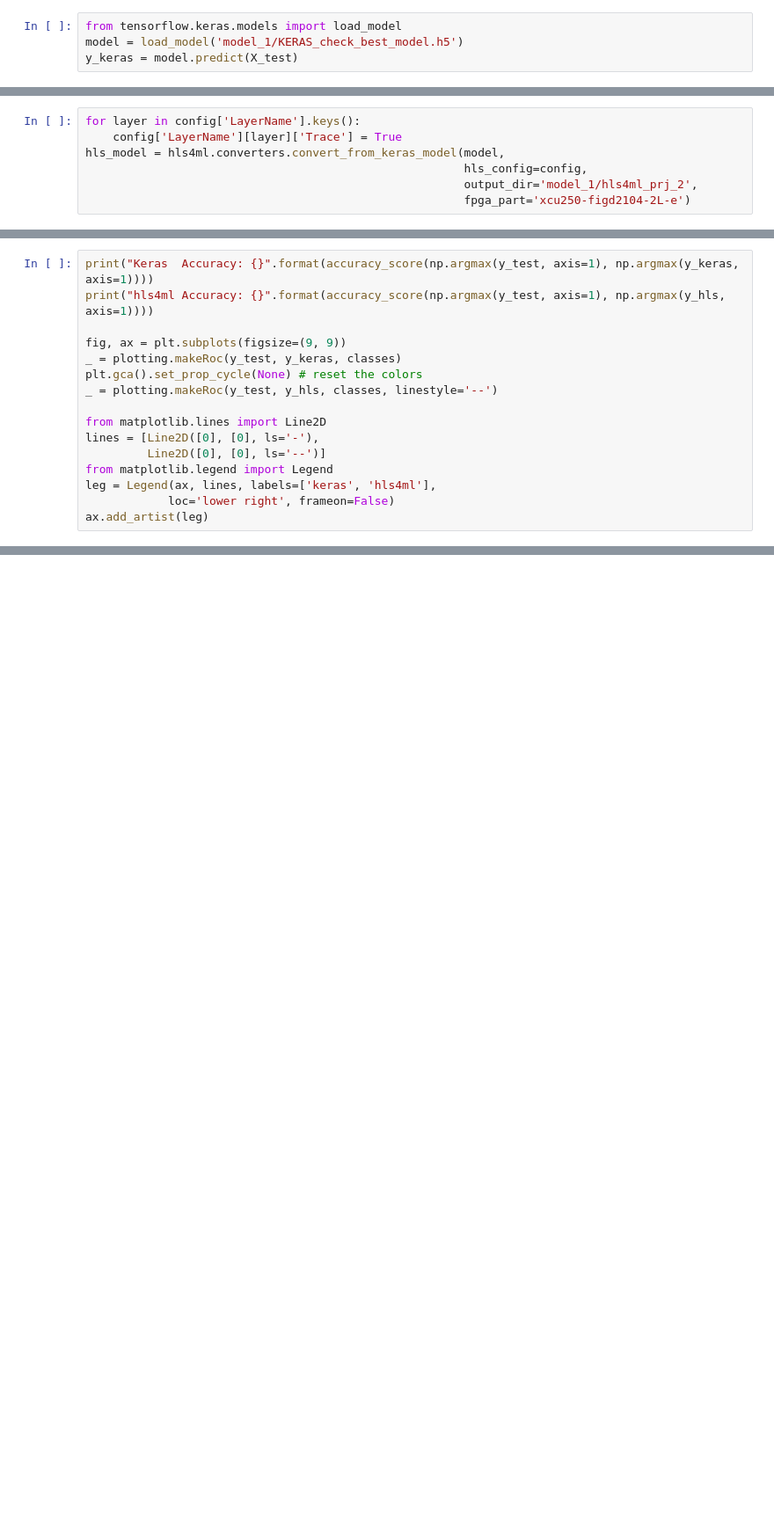
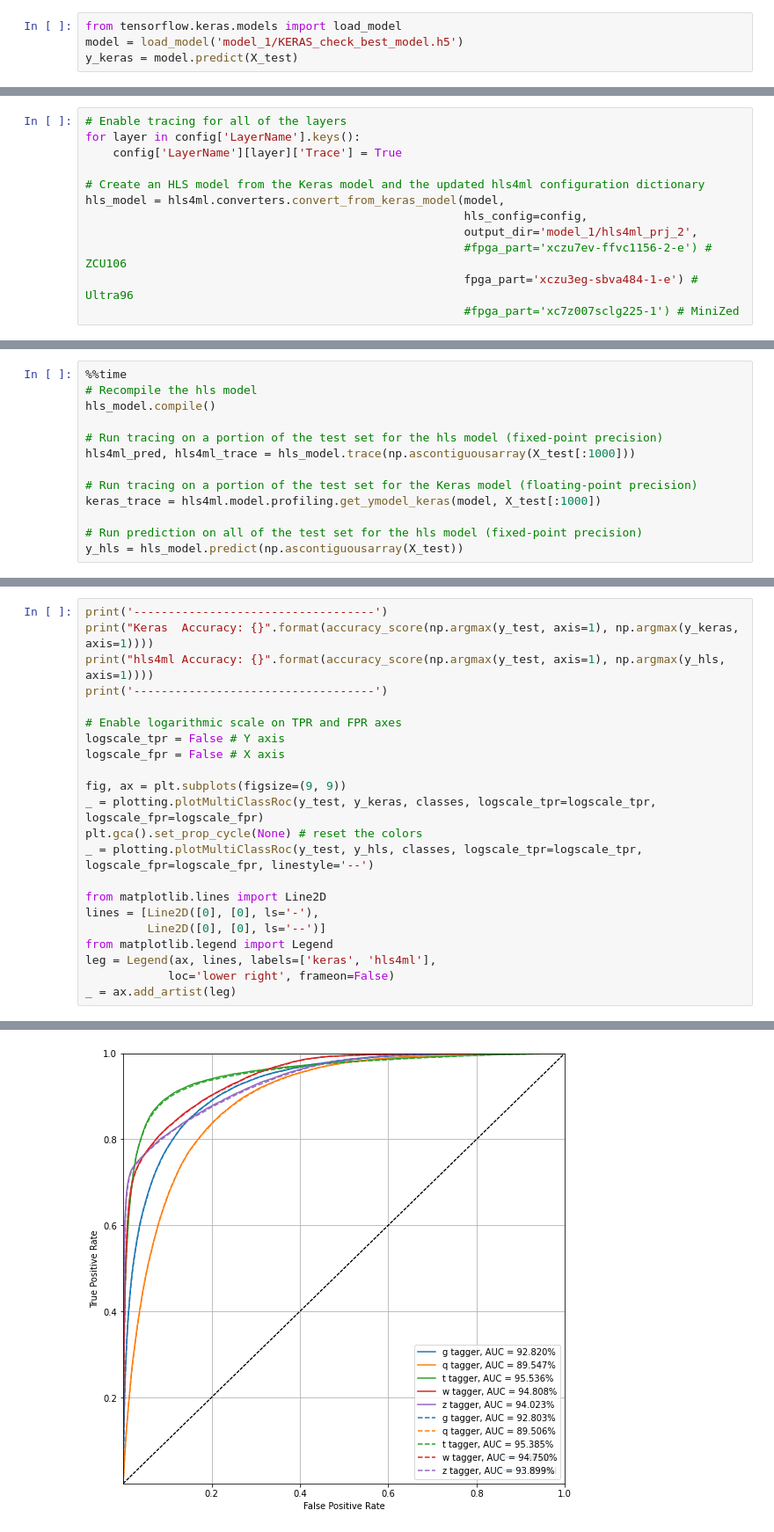
Before and after one commit to fastmachinelearning/hls4ml-tutorial, a Jupyter notebook: part2_advanced_config.ipynb, the cells around one changed output, grey strips where cells are left out. Shown at 88% size. Saved outputs shown, nothing was run; the diff lists cells and outputs as text; blank space fills up the shorter version.

```diff
--- a/part2_advanced_config.ipynb
+++ b/part2_advanced_config.ipynb
@@ -134,9 +168,14 @@ hls4ml.utils.plot_model(hls_model, show_shapes=True, show_precision=True, to_fil
 When we start using customised precision throughout the model, it can be useful to collect the output from each layer to find out when things have gone wrong. We enable this trace collection by setting `Trace = True` for each layer whose output we want to collect.
 # %%
+# Enable tracing for all of the layers
 for layer in config['LayerName'].keys():
     config['LayerName'][layer]['Trace'] = True
+
+# Create an HLS model from the Keras model and the updated hls4ml configuration dictionary
 hls_model = hls4ml.converters.convert_from_keras_model(model,
                                                        hls_config=config,
                                                        output_dir='model_1/hls4ml_prj_2',
-                                                       fpga_part='xcu250-figd2104-2L-e')
+                                                       #fpga_part='xczu7ev-ffvc1156-2-e') # ZCU106
+                                                       fpga_part='xczu3eg-sbva484-1-e') # Ultra96
+                                                       #fpga_part='xc7z007sclg225-1') # MiniZed
 # %% [markdown]
@@ -152,0 +191,13 @@ y_hls = hls_model.predict(X_test)
+# %%
+%%time
+# Recompile the hls model
+hls_model.compile()
+
+# Run tracing on a portion of the test set for the hls model (fixed-point precision)
+hls4ml_pred, hls4ml_trace = hls_model.trace(np.ascontiguousarray(X_test[:1000]))
+
+# Run tracing on a portion of the test set for the Keras model (floating-point precision)
+keras_trace = hls4ml.model.profiling.get_ymodel_keras(model, X_test[:1000])
+
+# Run prediction on all of the test set for the hls model (fixed-point precision)
+y_hls = hls_model.predict(np.ascontiguousarray(X_test))
@@ -163,12 +238,18 @@ print(hls4ml_trace['fc1'][0])
 Let's see if we lost performance by using 8 bits for the weights of the first layer by inspecting the accuracy and ROC curve.
 # %%
+print('-----------------------------------')
 print("Keras  Accuracy: {}".format(accuracy_score(np.argmax(y_test, axis=1), np.argmax(y_keras, axis=1))))
 print("hls4ml Accuracy: {}".format(accuracy_score(np.argmax(y_test, axis=1), np.argmax(y_hls, axis=1))))
+print('-----------------------------------')
+
+# Enable logarithmic scale on TPR and FPR axes
+logscale_tpr = False # Y axis
+logscale_fpr = False # X axis
 
 fig, ax = plt.subplots(figsize=(9, 9))
-_ = plotting.makeRoc(y_test, y_keras, classes)
+_ = plotting.plotMultiClassRoc(y_test, y_keras, classes, logscale_tpr=logscale_tpr, logscale_fpr=logscale_fpr)
 plt.gca().set_prop_cycle(None) # reset the colors
-_ = plotting.makeRoc(y_test, y_hls, classes, linestyle='--')
+_ = plotting.plotMultiClassRoc(y_test, y_hls, classes, logscale_tpr=logscale_tpr, logscale_fpr=logscale_fpr, linestyle='--')
 
 from matplotlib.lines import Line2D
 lines = [Line2D([0], [0], ls='-'),
@@ -176,4 +257,5 @@ lines = [Line2D([0], [0], ls='-'),
 from matplotlib.legend import Legend
 leg = Legend(ax, lines, labels=['keras', 'hls4ml'],
             loc='lower right', frameon=False)
-ax.add_artist(leg)
+_ = ax.add_artist(leg)
+# %% [output]
@@ -179,0 +266 @@ ax.add_artist(leg)
+[figure, added]
```
Also changed, not shown: parts of 33 cells of this notebook, 1 other file.
